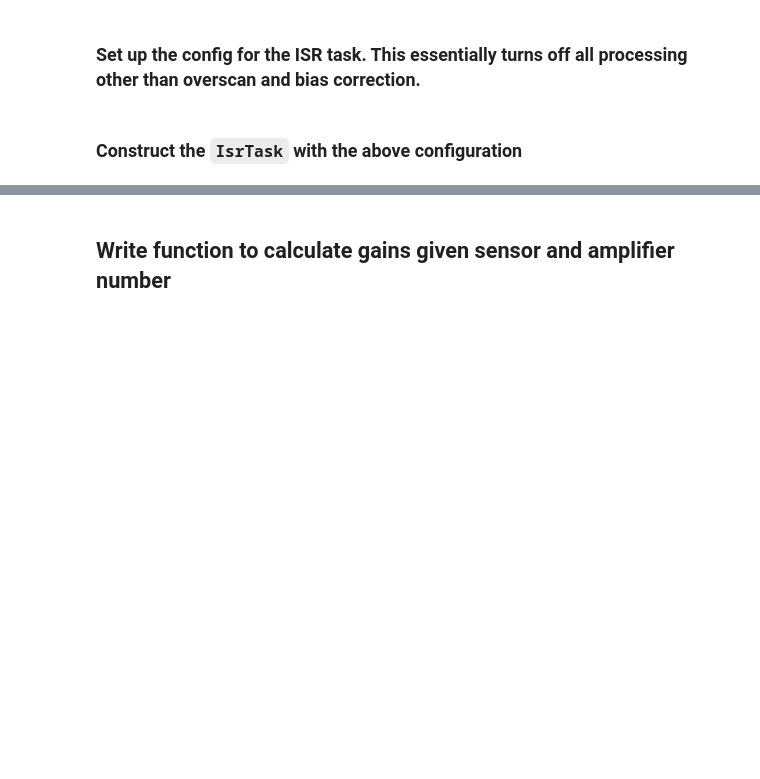
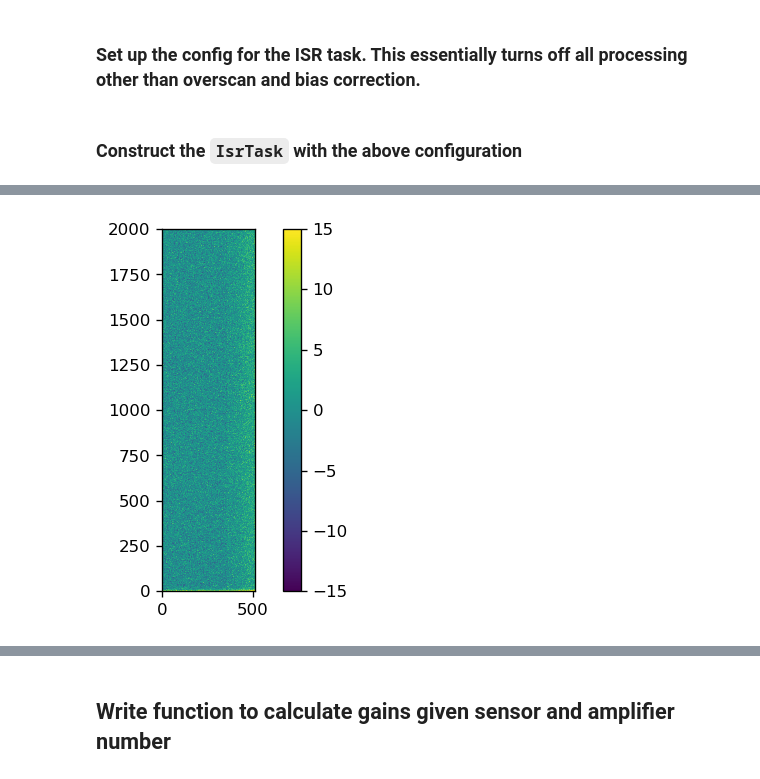
Before and after one commit to lsst/bootcamp-work, a Jupyter notebook: nb/PTC_bootcamp_work.ipynb, the cells around one changed output, grey strips where cells are left out. Drawn from its saved outputs; the diff is of its cells as text; code cells hidden in the pictures; blank space fills up the shorter version.

```diff
--- a/nb/PTC_bootcamp_work.ipynb
+++ b/nb/PTC_bootcamp_work.ipynb
@@ -58,0 +96,29 @@ afw_display = afwDisplay.getDisplay(frame=1,
+# %%
+def get_superbias(visits, sensor, amp):
+
+    n = len(visits)
+
+    images = []
+    for i in range(n):
+        dId = {'visit': visits[i], 'detector': sensor}
+        raw = butler.get('raw', **dId)
+        detector = raw.getDetector()
+        data_bbox =  detector[amp].getRawBBox()
+        im = raw[data_bbox].getMaskedImage().getImage().clone()
+        images.append(im)
+
+    oscan = detector[amp].getRawHorizontalOverscanBBox()
+    #imaging = detector[amp].getRawDataBBox()
+
+    unbiased = [imutil.unbias_and_trim(im0, oscan, bias_method='spline') for im0 in images]
+    superbias = afwMath.statisticsStack(unbiased, afwMath.MEDIAN)
+
+    return(superbias)
+# %%
+superbias = get_superbias(visits[:20], sensor, amp)
+# %%
+plt.imshow(superbias.getArray(), origin='lower', vmin=-15, vmax=15)
+plt.colorbar()
+plt.show()
+# %% [output]
+[figure, added]
```
Also changed, not shown: parts of 37 cells of this notebook.
